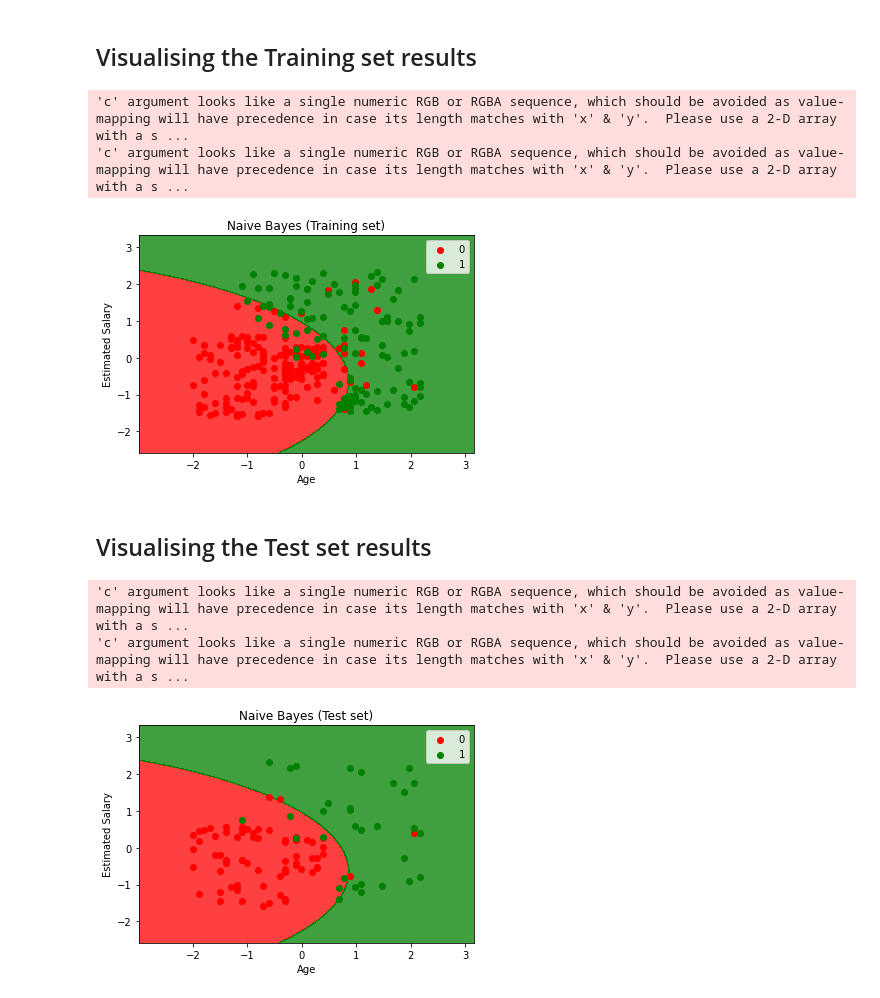
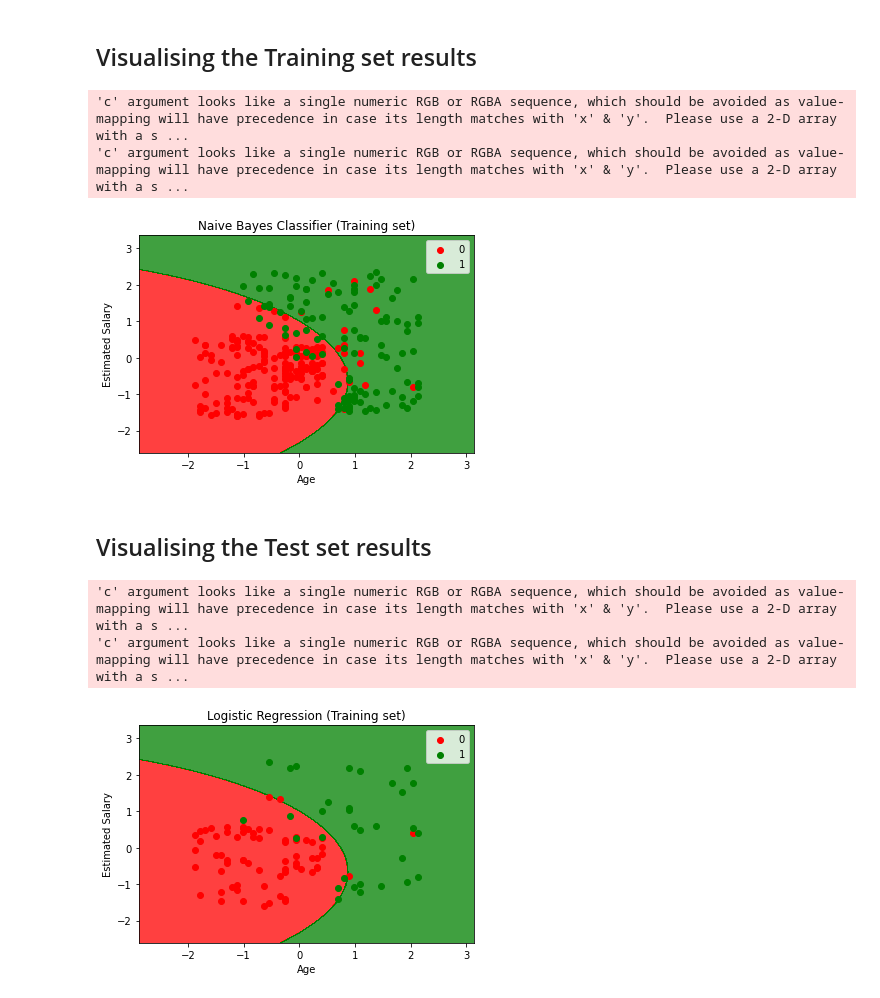
Before and after one commit to Samvid95/ML-Practice, a Jupyter notebook: classification/naive_bayes.ipynb, the cells around one changed output. Drawn from its saved outputs; the diff is of its cells as text; code cells hidden in the pictures.

Commit message:
Naive Bayes is done!

```diff
--- a/classification/naive_bayes.ipynb
+++ b/classification/naive_bayes.ipynb
@@ -12,5 +12,5 @@ import pandas as pd
 ## Importing the dataset
 # %%
 dataset = pd.read_csv('Social_Network_Ads.csv')
-X = dataset.iloc[:, [2, 3]].values
+X = dataset.iloc[:, 2:-1].values
 y = dataset.iloc[:, -1].values
@@ -17,3 +19,7 @@ y = dataset.iloc[:, -1].values
+# %%
+from sklearn.preprocessing import StandardScaler
+sc = StandardScaler()
+X = sc.fit_transform(X)
 # %% [markdown]
 ## Splitting the dataset into the Training set and Test set
 # %%
@@ -24,8 +28,3 @@ X_train, X_test, y_train, y_test = train_test_split(X, y, test_size = 0.25, rand
-# %%
-from sklearn.preprocessing import StandardScaler
-sc = StandardScaler()
-X_train = sc.fit_transform(X_train)
-X_test = sc.transform(X_test)
 # %% [markdown]
 ## Training the Naive Bayes model on the Training set
 # %%
@@ -52,24 +51,24 @@ print(cm)
 # %%
 from matplotlib.colors import ListedColormap
 X_set, y_set = X_train, y_train
 X1, X2 = np.meshgrid(np.arange(start = X_set[:, 0].min() - 1, stop = X_set[:, 0].max() + 1, step = 0.01),
                      np.arange(start = X_set[:, 1].min() - 1, stop = X_set[:, 1].max() + 1, step = 0.01))
 plt.contourf(X1, X2, classifier.predict(np.array([X1.ravel(), X2.ravel()]).T).reshape(X1.shape),
              alpha = 0.75, cmap = ListedColormap(('red', 'green')))
 plt.xlim(X1.min(), X1.max())
 plt.ylim(X2.min(), X2.max())
 for i, j in enumerate(np.unique(y_set)):
     plt.scatter(X_set[y_set == j, 0], X_set[y_set == j, 1],
                 c = ListedColormap(('red', 'green'))(i), label = j)
-plt.title('Naive Bayes (Training set)')
+plt.title('Naive Bayes Classifier (Training set)')
 plt.xlabel('Age')
 plt.ylabel('Estimated Salary')
 plt.legend()
 plt.show()
 # %% [output]
 'c' argument looks like a single numeric RGB or RGBA sequence, which should be avoided as value-mapping will have precedence in case its length matches with 'x' & 'y'.  Please use a 2-D array with a s ...
 'c' argument looks like a single numeric RGB or RGBA sequence, which should be avoided as value-mapping will have precedence in case its length matches with 'x' & 'y'.  Please use a 2-D array with a s ...
-[figure, old version]
+[figure, new version]
 # %% [markdown]
 ## Visualising the Test set results
 # %%
@@ -84,7 +83,7 @@ plt.ylim(X2.min(), X2.max())
 for i, j in enumerate(np.unique(y_set)):
     plt.scatter(X_set[y_set == j, 0], X_set[y_set == j, 1],
                 c = ListedColormap(('red', 'green'))(i), label = j)
-plt.title('Naive Bayes (Test set)')
+plt.title('Logistic Regression (Training set)')
 plt.xlabel('Age')
 plt.ylabel('Estimated Salary')
 plt.legend()
@@ -92,4 +91,4 @@ plt.show()
 # %% [output]
 'c' argument looks like a single numeric RGB or RGBA sequence, which should be avoided as value-mapping will have precedence in case its length matches with 'x' & 'y'.  Please use a 2-D array with a s ...
 'c' argument looks like a single numeric RGB or RGBA sequence, which should be avoided as value-mapping will have precedence in case its length matches with 'x' & 'y'.  Please use a 2-D array with a s ...
-[figure, old version]
+[figure, new version]
```
Also changed, not shown: parts of 3 cells of this notebook.
